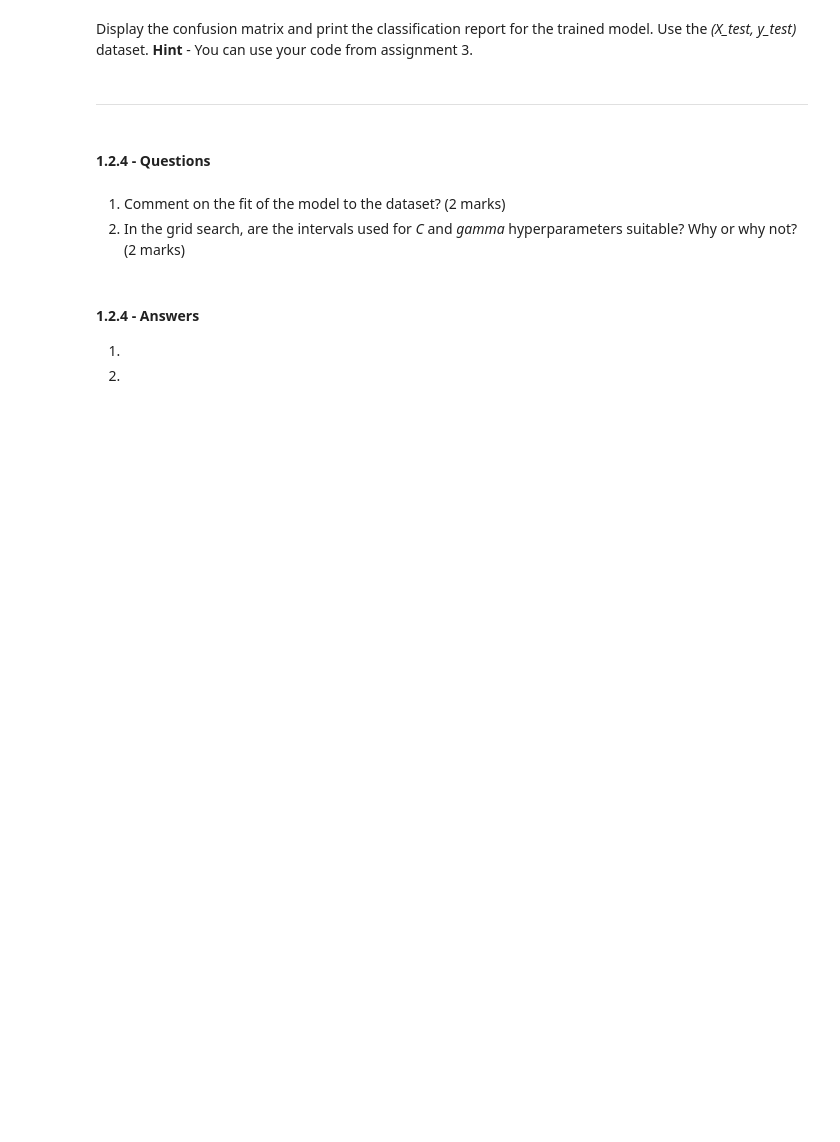
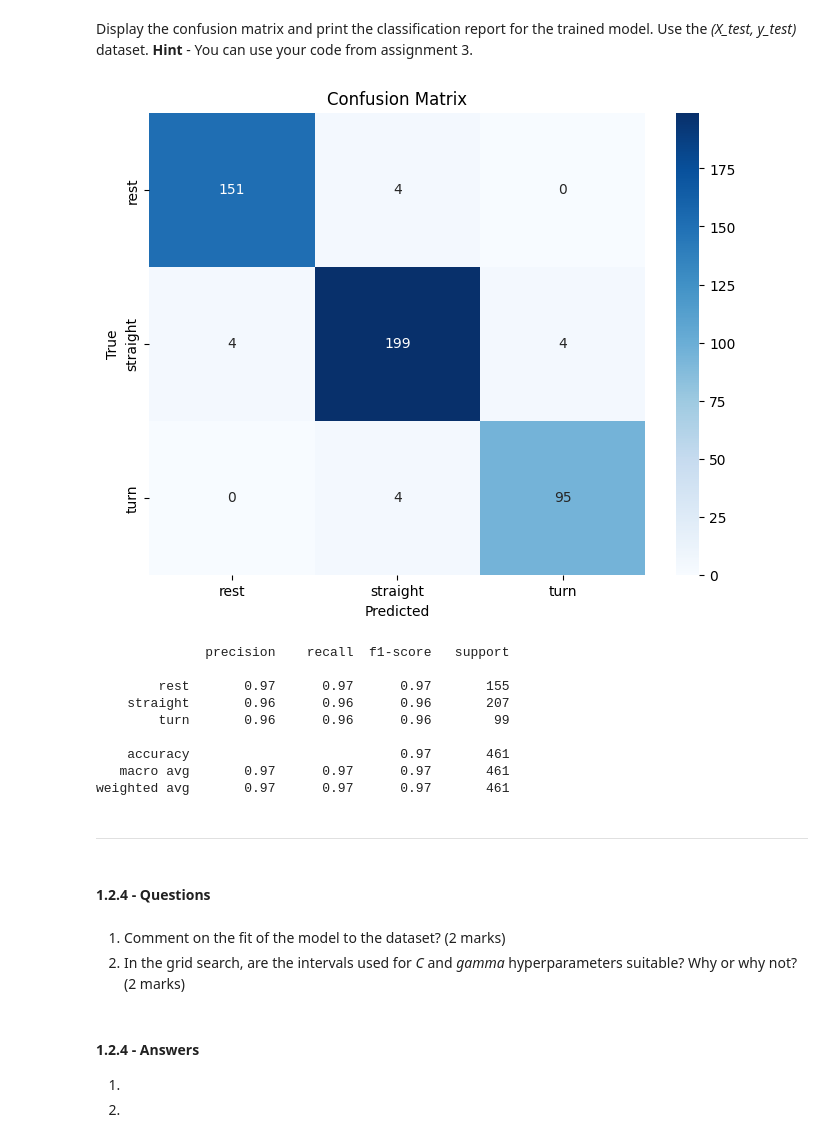
Before and after one commit to AkolawoleBodefakunle/engg680_2024_fall, a Jupyter notebook: Lab_Assignment4/Assignment 4.ipynb, the cells around one changed output. Cells and saved outputs as stored; diff of their text form; code cells hidden in the pictures; blank space fills up the shorter version.

```diff
--- a/Lab_Assignment4/Assignment 4.ipynb
+++ b/Lab_Assignment4/Assignment 4.ipynb
@@ -52,13 +63,13 @@ First load the following datasets into dataframes.
 # TODO: Load cross validation/training dataset (UrbanNav-HK_Whampoa-20210521_sensors.csv) to 'cv_set' dataframe
 
 # uncomment and compelete below
-# cv_set =
+cv_set = df1
 
 # TODO: Load UrbanNav-HK_TST-20210517_sensors.csv to 'test_set1' dataframe
-# test_set1 =
+test_set1 = pd.read_csv('UrbanNav-HK_TST-20210517_sensors.csv')
 
 # TODO: Load 2020-03-14-16-45-35.csv to 'test_set2' dataframe
-# test_set2 =
+test_set2 = pd.read_csv('2020-03-14-16-45-35.csv')
 # %% [markdown]
 For the *cv_set*, look at the dataframe head and info, and print the list of all columns. The *test_set1* and *test_set2* have the same schema as *cv_set*, however, have different number of rows (samples).
 # %%
@@ -102,6 +162,6 @@ From *cv_set*, load all features, that is all columns except for the target vect
 # %%
 # TODO - Load all features from cv_set to X
 # (2 marks)
-# X =
+X = cv_set.drop('motion_state', axis=1)
 X.head(2)
 # %% [output]
@@ -123,12 +186,15 @@ The dataset *(X, y)*, must be split into training/validation *(X_train, y_train)
 # %%
 # TODO - Perform test/train split
 # (1 mark)
-# X_train, X_test, y_train, y_test =
+X_train, X_test, y_train, y_test = train_test_split(X, y, test_size=0.3, random_state=42, stratify=y)
 # %% [markdown]
 Initialize a `Pipeline`, consisting of a *scaler* and a *classifer*, set the default values to *StandardScaler()*, and *SVC()*, respectively.
 # %%
 # TODO - Initialize Pipeline into variable pipe
 # (2 marks)
-# pipe =
+pipe = Pipeline([
+    ('scaler', StandardScaler()),
+    ('classifier', SVC())
+])
 # %% [markdown]
 Define the grid search configuration (*param_grid*) for training and hyper parameter tuning of the *support vector classifier*. Tune, the hyper-parameter *C*, over the interval `C=[0.01, 0.1, 1 ,10,100]`, *gamma*, over the interval `gamma=[0.001, 0.01, 0.1,1]`, and use the *radial basis function* as the kernel. For the *scaler* parameter, test with the `StandardScaler`, `RobustScaler`, and `None` options.
@@ -169,3 +291,38 @@ Display the confusion matrix and print the classification report for the trained
+# %%
+# TODO - Display confusion matrix and print classification report for (X_test, y_test)
+# (2 marks)
+from sklearn.metrics import confusion_matrix, classification_report
+import seaborn as sns
+import matplotlib.pyplot as plt
+
+# Predict on the test set using the best model
+y_pred = best_model.predict(X_test)
+
+# Create the confusion matrix
+cm = confusion_matrix(y_test, y_pred)
+
+# Plot the confusion matrix using seaborn
+plt.figure(figsize=(8, 6))
+sns.heatmap(cm, annot=True, fmt="d", cmap="Blues",
+            xticklabels=grid.classes_, yticklabels=grid.classes_)
+plt.xlabel("Predicted")
+plt.ylabel("True")
+plt.title("Confusion Matrix")
+plt.show()
+
+# Print the classification report
+print(classification_report(y_test, y_pred))
+# %% [output]
+[figure, added]
+              precision    recall  f1-score   support
+
+        rest       0.97      0.97      0.97       155
+    straight       0.96      0.96      0.96       207
+        turn       0.96      0.96      0.96        99
+
+    accuracy                           0.97       461
+   macro avg       0.97      0.97      0.97       461
+weighted avg       0.97      0.97      0.97       461
 # %% [markdown]
 ___
 # %% [markdown]
```
Also changed, not shown: parts of 37 cells of this notebook.
